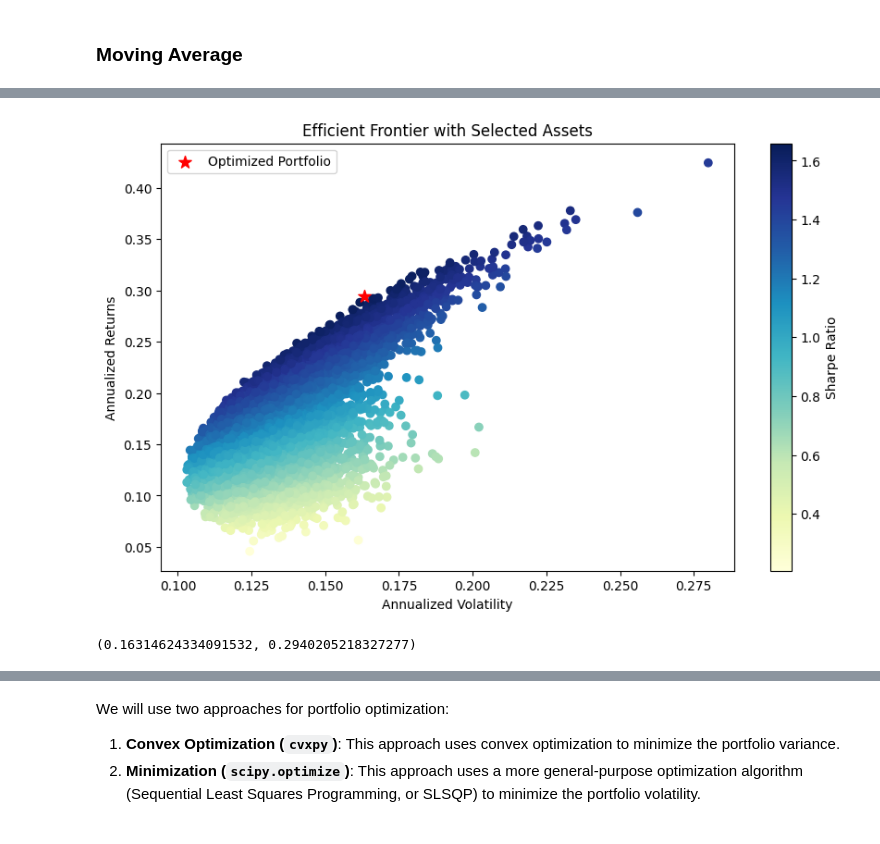
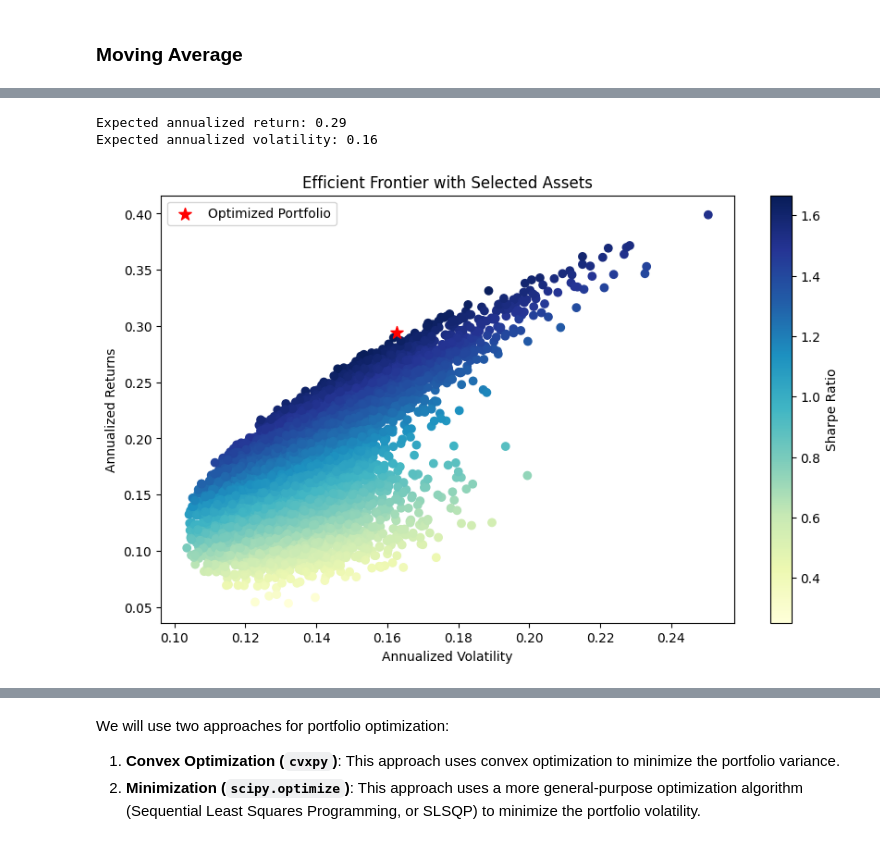
Before and after one commit to Echo9k/FinML, a Jupyter notebook: notebooks/0.1_components.ipynb, the cells around one changed output, grey strips where cells are left out. Cells and saved outputs as stored; diff of their text form; code cells hidden in the pictures.

Commit message:
modularized code
Functions declared in the notebook moved to their corresponding libraries

```diff
--- a/notebooks/0.1_components.ipynb
+++ b/notebooks/0.1_components.ipynb
@@ -201,19 +203,11 @@ data
 # %%
 # Calculating daily returns
-daily_returns = data[['Adj Close']].ffill().pct_change()
+daily_returns = data_downloaded[['Adj Close']].ffill().pct_change()
 
 # Calculating volatility (annualized standard deviation of daily returns)
 volatility = daily_returns.std() * (252**0.5)
 
-# Calculating the correlation matrix
-correlation_matrix = daily_returns.corr()
-
-# Displaying the calculated metrics
-daily_returns_summary = daily_returns.describe()
-volatility_summary = volatility
-correlation_matrix_summary = correlation_matrix
-
-daily_returns_summary, volatility_summary, correlation_matrix_summary
+daily_returns.describe(), volatility, daily_returns.corr()
 # %% [output]
 (        Adj Close
               AAPL     NESN.SW         SNY          TM       ^NSEI        ^TNX
@@ -296,66 +271,14 @@ TNX: 32.60%
 # %%
-from scipy.optimize import minimize
-
-
-
-def portfolio_annualized_performance(weights, mean_returns, cov_matrix):
-    returns = np.sum(mean_returns*weights) * 252
-    std = np.sqrt(np.dot(weights.T, np.dot(cov_matrix, weights))) * np.sqrt(252)
-    return std, returns
-
-def neg_sharpe_ratio(weights, mean_returns, cov_matrix, risk_free_rate):
-    p_var, p_ret = portfolio_annualized_performance(weights, mean_returns, cov_matrix)
-    return -(p_ret - risk_free_rate) / p_var
-
-# Mean returns and covariance matrix
-mean_returns = daily_returns.mean()
-cov_matrix = daily_returns.cov()
-
-# Number of assets and initial setup for optimization
-num_assets = len(mean_returns)
-risk_free_rate = 0.02
-constraints = ({'type': 'eq', 'fun': lambda x: np.sum(x) - 1})
-bounds = tuple((0, 1) for asset in range(num_assets))
-init_guess = num_assets * [1. / num_assets,]
-
-# Portfolio optimization
-opt_results = minimize(neg_sharpe_ratio, init_guess, args=(mean_returns, cov_matrix, risk_free_rate), method='SLSQP', bounds=bounds, constraints=constraints)
-optimal_weights = opt_results.x
-
 # Calculate expected portfolio return and volatility with optimized weights
-optimal_volatility, optimal_return = portfolio_annualized_performance(optimal_weights, mean_returns, cov_matrix)
-
-# Function to generate portfolios for the efficient frontier
-def generate_portfolios(mean_returns, cov_matrix, num_portfolios, risk_free_rate):
-    results = np.zeros((3, num_portfolios))
-    for i in range(num_portfolios):
-        weights = np.random.random(num_assets)
-        weights /= np.sum(weights)
-        portfolio_std, portfolio_return = portfolio_annualized_performance(weights, mean_returns, cov_matrix)
-        results[0,i] = portfolio_std
-        results[1,i] = portfolio_return
-        results[2,i] = (portfolio_return - risk_free_rate) / portfolio_std
-    return results
+optimal_volatility, optimal_return = optimize.portfolio_annualized_performance(optimal_weights, mean_returns, cov_matrix)
+print("Expected annualized return:", round(optimal_return, 2))
+print("Expected annualized volatility:", round(optimal_volatility, 2))
 
 # Generate random portfolios for the efficient frontier
 num_portfolios = 10000
-random_portfolios = generate_portfolios(mean_returns, cov_matrix, num_portfolios, risk_free_rate)
-
-# Plotting the efficient frontier
-plt.figure(figsize=(10, 6))
-plt.scatter(random_portfolios[0,:], random_portfolios[1,:], c=random_portfolios[2,:], cmap='YlGnBu', marker='o')
-plt.title('Efficient Frontier with Selected Assets')
-plt.xlabel('Annualized Volatility')
-plt.ylabel('Annualized Returns')
-plt.colorbar(label='Sharpe Ratio')
-
-# Plotting the optimized portfolio
-plt.scatter(optimal_volatility, optimal_return, marker='*', color='r', s=100, label='Optimized Portfolio')
-plt.legend()
-
-plt.show()
-
-optimal_volatility, optimal_return
+random_portfolios = optimize.generate_portfolios(mean_returns, cov_matrix, num_portfolios, risk_free_rate, num_assets=num_assets)
+plot.efficient_frontier(random_portfolios, optimal_volatility=optimal_volatility, optimal_return=optimal_return)
 # %% [output]
+Expected annualized return: 0.29
+Expected annualized volatility: 0.16
-[figure, old version]
+[figure, new version]
-(0.16314624334091532, 0.2940205218327277)
```
Also changed, not shown: parts of 50 cells of this notebook, 3 other files.
